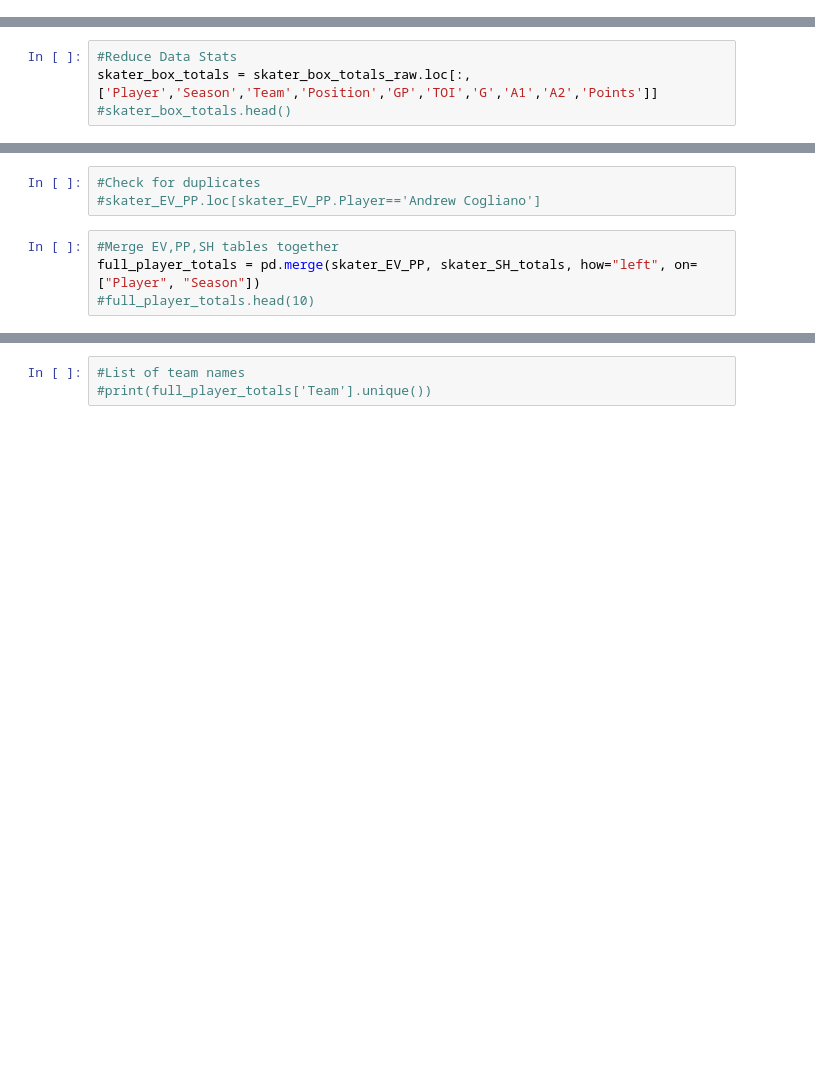
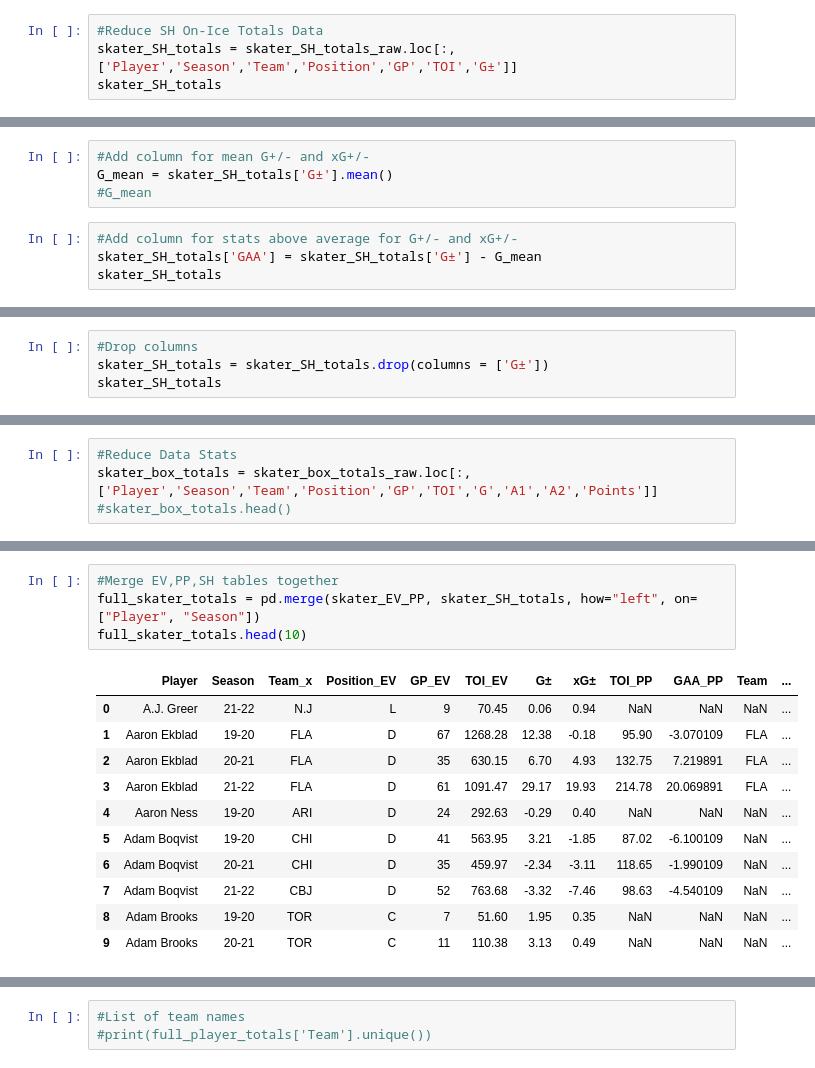
Before and after one commit to danmartin25/Hockey_Model, a Jupyter notebook: Hockey Model Mark I.ipynb, the cells around one changed output, grey strips where cells are left out. Cells and saved outputs as stored; diff of their text form; blank space fills up the shorter version.

```diff
--- a/Hockey Model Mark I.ipynb
+++ b/Hockey Model Mark I.ipynb
@@ -123,0 +170,4 @@ skater_box_totals_raw = pd.read_csv('https://raw.githubusercontent.com/danmartin
+# %%
+#Reduce SH On-Ice Totals Data
+skater_SH_totals = skater_SH_totals_raw.loc[:,['Player','Season','Team','Position','GP','TOI','G±']]
+skater_SH_totals
@@ -123,0 +188,8 @@ skater_box_totals_raw = pd.read_csv('https://raw.githubusercontent.com/danmartin
+# %%
+#Add column for mean G+/- and xG+/-
+G_mean = skater_SH_totals['G±'].mean()
+#G_mean
+# %%
+#Add column for stats above average for G+/- and xG+/-
+skater_SH_totals['GAA'] = skater_SH_totals['G±'] - G_mean
+skater_SH_totals
@@ -123,0 +210,4 @@ skater_box_totals_raw = pd.read_csv('https://raw.githubusercontent.com/danmartin
+# %%
+#Drop columns
+skater_SH_totals = skater_SH_totals.drop(columns = ['G±'])
+skater_SH_totals
@@ -195,9 +327,18 @@ skater_EV_PP = combined_player_df.drop(columns = ['Team_y','Position_PP','GP_PP'
-# %%
-#Check for duplicates
-#skater_EV_PP.loc[skater_EV_PP.Player=='Andrew Cogliano']
 # %%
 #Merge EV,PP,SH tables together
-full_player_totals = pd.merge(skater_EV_PP, skater_SH_totals, how="left", on=["Player", "Season"])
-#full_player_totals.head(10)
+full_skater_totals = pd.merge(skater_EV_PP, skater_SH_totals, how="left", on=["Player", "Season"])
+full_skater_totals.head(10)
+# %% [output]
+|  | Player | Season | Team_x | Position_EV | GP_EV | TOI_EV | G± | xG± | TOI_PP | GAA_PP | Team | ... |
+| 0 | A.J. Greer | 21-22 | N.J | L | 9 | 70.45 | 0.06 | 0.94 | NaN | NaN | NaN | ... |
+| 1 | Aaron Ekblad | 19-20 | FLA | D | 67 | 1268.28 | 12.38 | -0.18 | 95.90 | -3.070109 | FLA | ... |
+| 2 | Aaron Ekblad | 20-21 | FLA | D | 35 | 630.15 | 6.70 | 4.93 | 132.75 | 7.219891 | FLA | ... |
+| 3 | Aaron Ekblad | 21-22 | FLA | D | 61 | 1091.47 | 29.17 | 19.93 | 214.78 | 20.069891 | FLA | ... |
+| 4 | Aaron Ness | 19-20 | ARI | D | 24 | 292.63 | -0.29 | 0.40 | NaN | NaN | NaN | ... |
+| 5 | Adam Boqvist | 19-20 | CHI | D | 41 | 563.95 | 3.21 | -1.85 | 87.02 | -6.100109 | NaN | ... |
+| 6 | Adam Boqvist | 20-21 | CHI | D | 35 | 459.97 | -2.34 | -3.11 | 118.65 | -1.990109 | NaN | ... |
+| 7 | Adam Boqvist | 21-22 | CBJ | D | 52 | 763.68 | -3.32 | -7.46 | 98.63 | -4.540109 | NaN | ... |
+| 8 | Adam Brooks | 19-20 | TOR | C | 7 | 51.60 | 1.95 | 0.35 | NaN | NaN | NaN | ... |
+| 9 | Adam Brooks | 20-21 | TOR | C | 11 | 110.38 | 3.13 | 0.49 | NaN | NaN | NaN | ... |
 # %%
 #Clean up data
```
Also changed, not shown: parts of 64 cells of this notebook.
